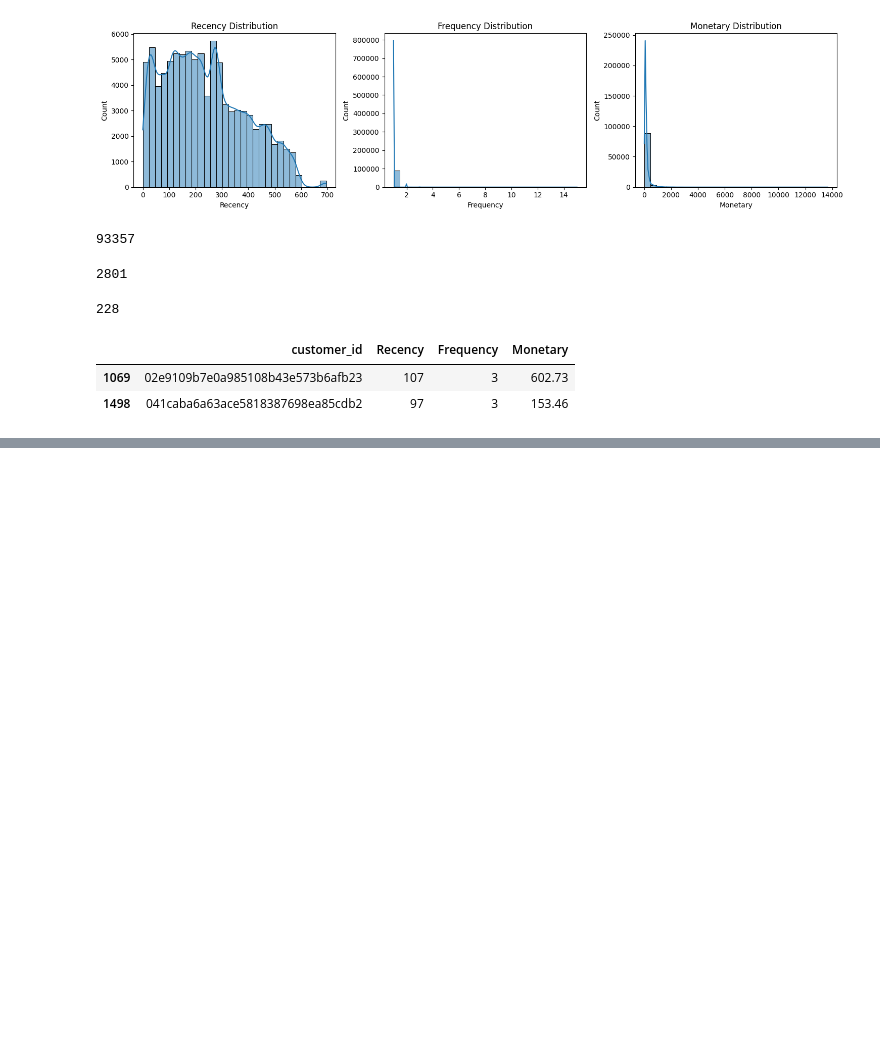
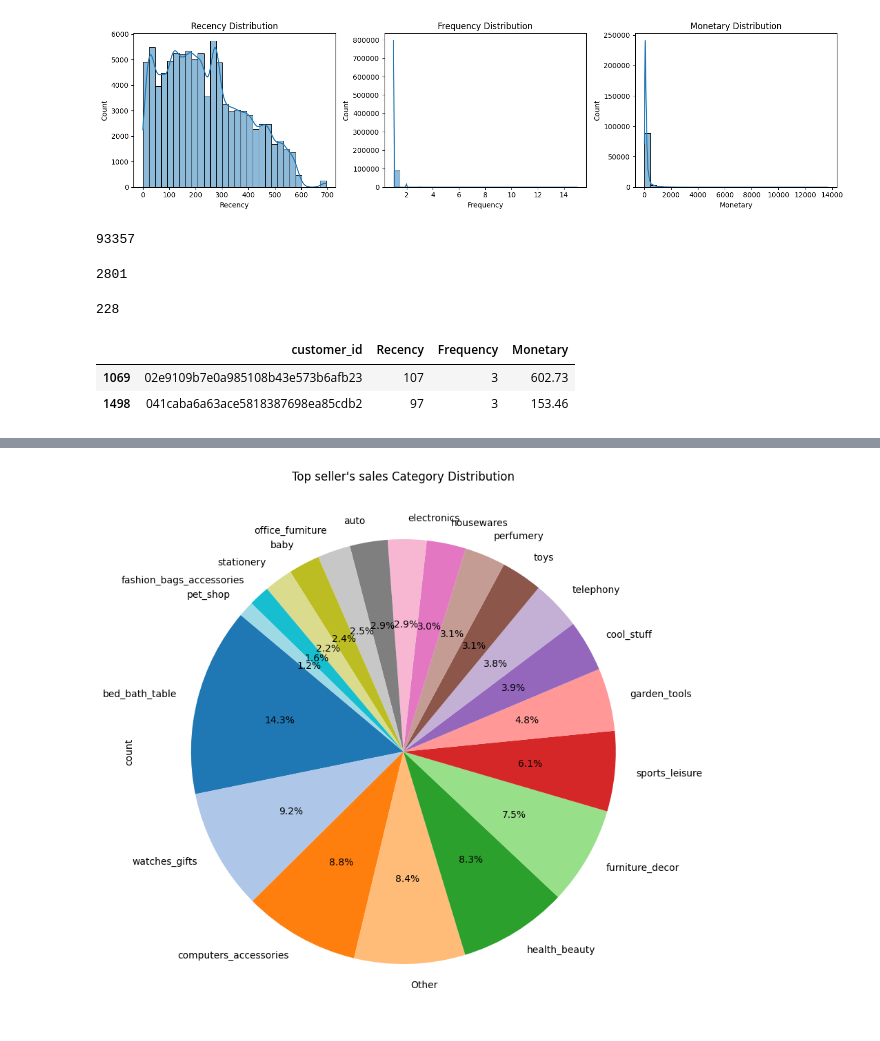
Before and after one commit to HyunsungRyu/Ecommerce_analysis, a Jupyter notebook: olist.ipynb, the cells around one changed output, grey strips where cells are left out. Cells and saved outputs as stored; diff of their text form; code cells hidden in the pictures; blank space fills up the shorter version.

```diff
--- a/olist.ipynb
+++ b/olist.ipynb
@@ -180,0 +261,13 @@ Index(['order_id', 'customer_id', 'product_id', 'review_score',
+# %%
+top_df = df[df['seller_id'].isin(seller_top['seller_id'])]
+category_counts = top_df['product_category_name_english'].value_counts(normalize=True)
+other = category_counts[category_counts <= 0.01].index
+df_plot = top_df.copy()
+df_plot['category_grouped'] = df_plot['product_category_name_english'].apply(lambda x: 'Other' if x in other else x)
+
+plt.figure(figsize=(10, 10))
+df_plot['category_grouped'].value_counts().plot.pie(autopct='%1.1f%%', startangle=140, cmap='tab20')
+plt.title('Top seller\'s sales Category Distribution')
+plt.show()
+# %% [output]
+[figure, added]
```
Also changed, not shown: parts of 13 cells of this notebook.
